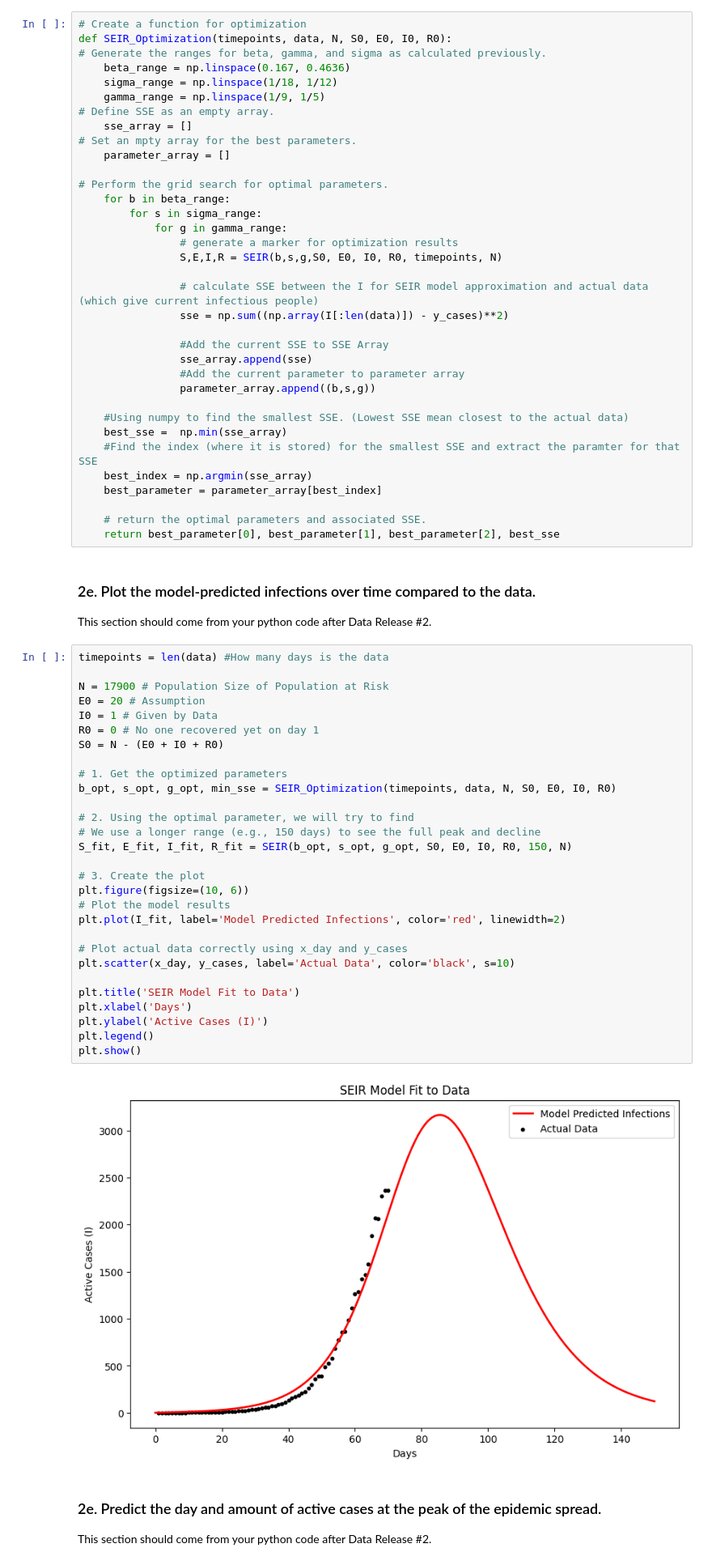
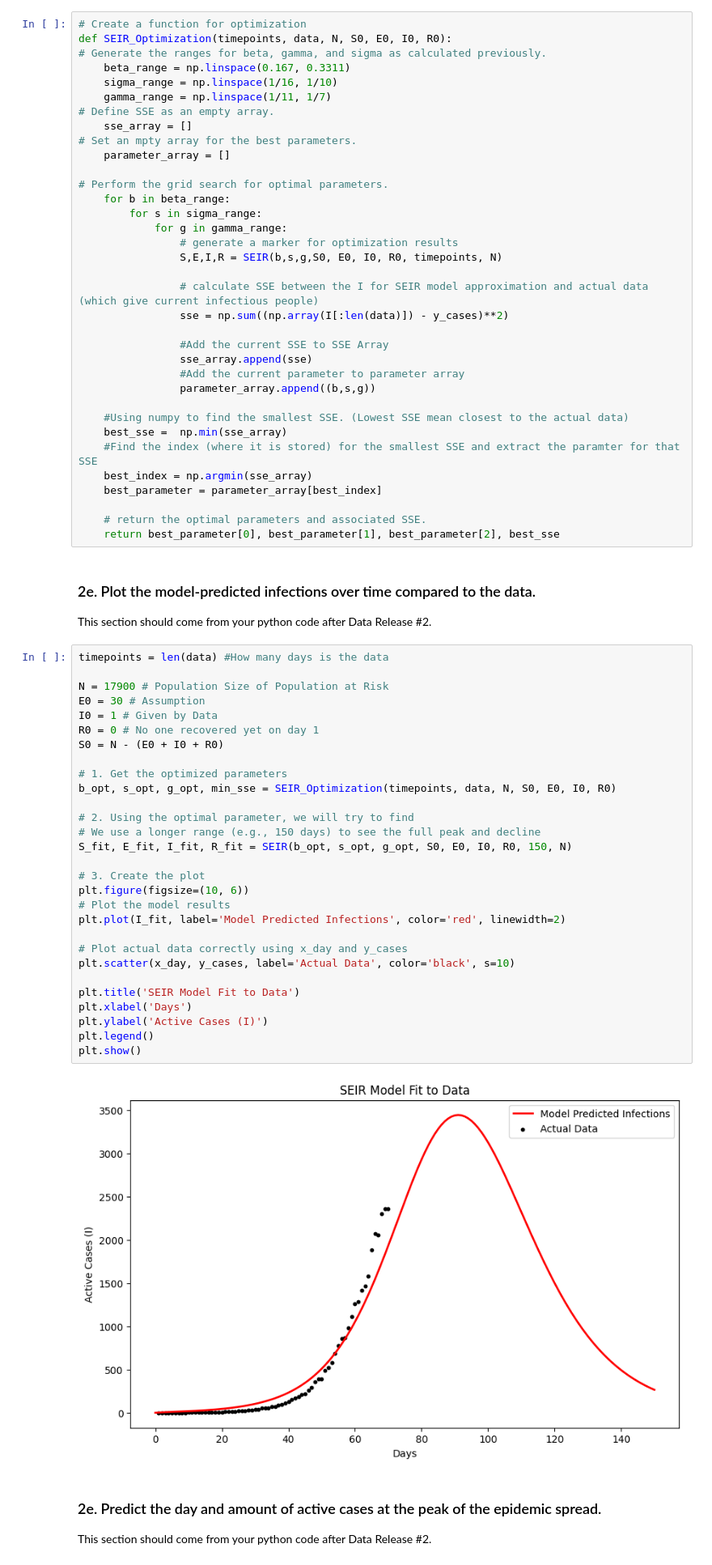
Before and after one commit to ktt920/Module-2-Epidemics-SIR-Modeling, a Jupyter notebook: Notebook examples/Template_student_final_notebook.ipynb, the cells around one changed output. Shown at 81% size. Cells and saved outputs as stored; diff of their text form.

```diff
--- a/Notebook examples/Template_student_final_notebook.ipynb
+++ b/Notebook examples/Template_student_final_notebook.ipynb
@@ -362,9 +362,9 @@ Grid Search Optimization : A brute force style of optimization where you define
 # Create a function for optimization
 def SEIR_Optimization(timepoints, data, N, S0, E0, I0, R0):
 # Generate the ranges for beta, gamma, and sigma as calculated previously.
-    beta_range = np.linspace(0.167, 0.4636)
-    sigma_range = np.linspace(1/18, 1/12)
-    gamma_range = np.linspace(1/9, 1/5)
+    beta_range = np.linspace(0.167, 0.3311)
+    sigma_range = np.linspace(1/16, 1/10)
+    gamma_range = np.linspace(1/11, 1/7)
 # Define SSE as an empty array.
     sse_array = []
 # Set an mpty array for the best parameters.
@@ -399,34 +399,34 @@ This section should come from your python code after Data Release #2.
 # %%
 timepoints = len(data) #How many days is the data
 
 N = 17900 # Population Size of Population at Risk
-E0 = 20 # Assumption
+E0 = 30 # Assumption
 I0 = 1 # Given by Data
 R0 = 0 # No one recovered yet on day 1
 S0 = N - (E0 + I0 + R0)
 
 # 1. Get the optimized parameters
 b_opt, s_opt, g_opt, min_sse = SEIR_Optimization(timepoints, data, N, S0, E0, I0, R0)
 
 # 2. Using the optimal parameter, we will try to find
 # We use a longer range (e.g., 150 days) to see the full peak and decline
 S_fit, E_fit, I_fit, R_fit = SEIR(b_opt, s_opt, g_opt, S0, E0, I0, R0, 150, N)
 
 # 3. Create the plot
 plt.figure(figsize=(10, 6))
 # Plot the model results
 plt.plot(I_fit, label='Model Predicted Infections', color='red', linewidth=2)
 
 # Plot actual data correctly using x_day and y_cases
 plt.scatter(x_day, y_cases, label='Actual Data', color='black', s=10)
 
 plt.title('SEIR Model Fit to Data')
 plt.xlabel('Days')
 plt.ylabel('Active Cases (I)')
 plt.legend()
 plt.show()
 # %% [output]
-[figure, old version]
+[figure, new version]
 # %% [markdown]
 ### 2e. Predict the day and amount of active cases at the peak of the epidemic spread.
 This section should come from your python code after Data Release #2.
```
Also changed, not shown: parts of 1 cell of this notebook.
